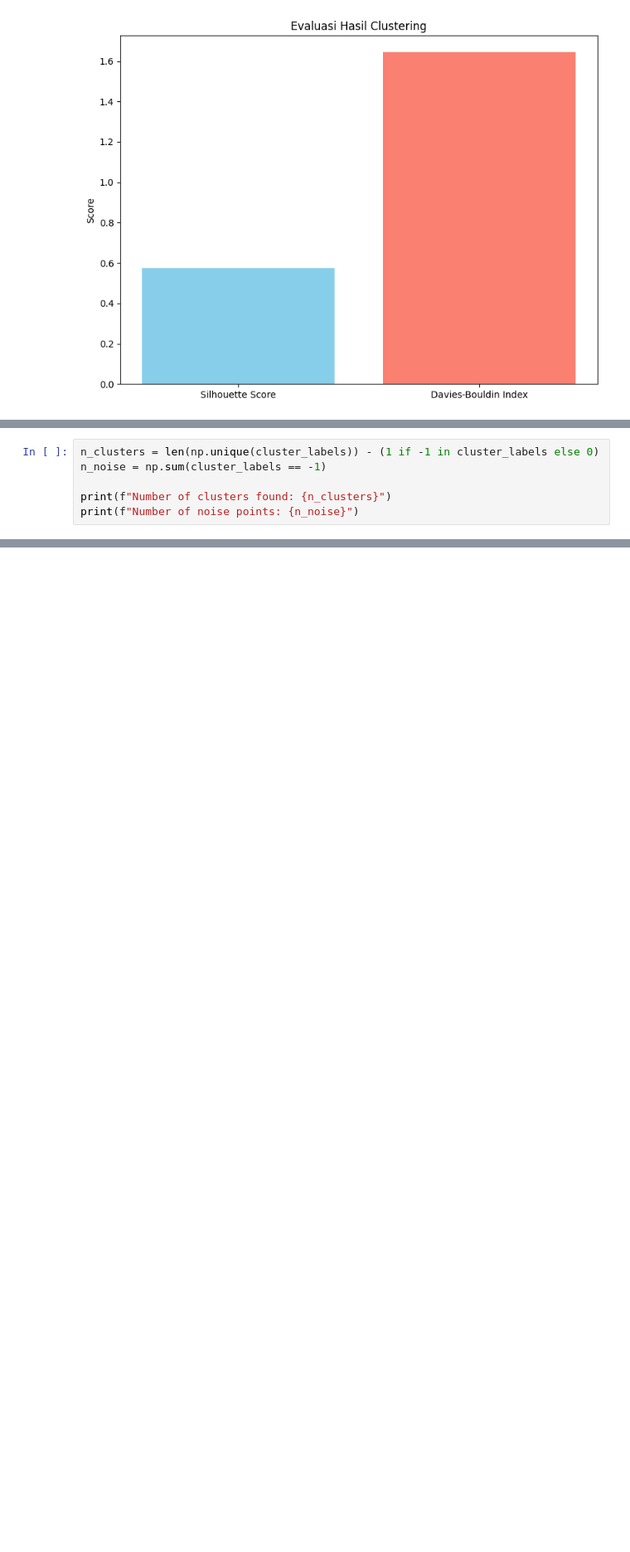
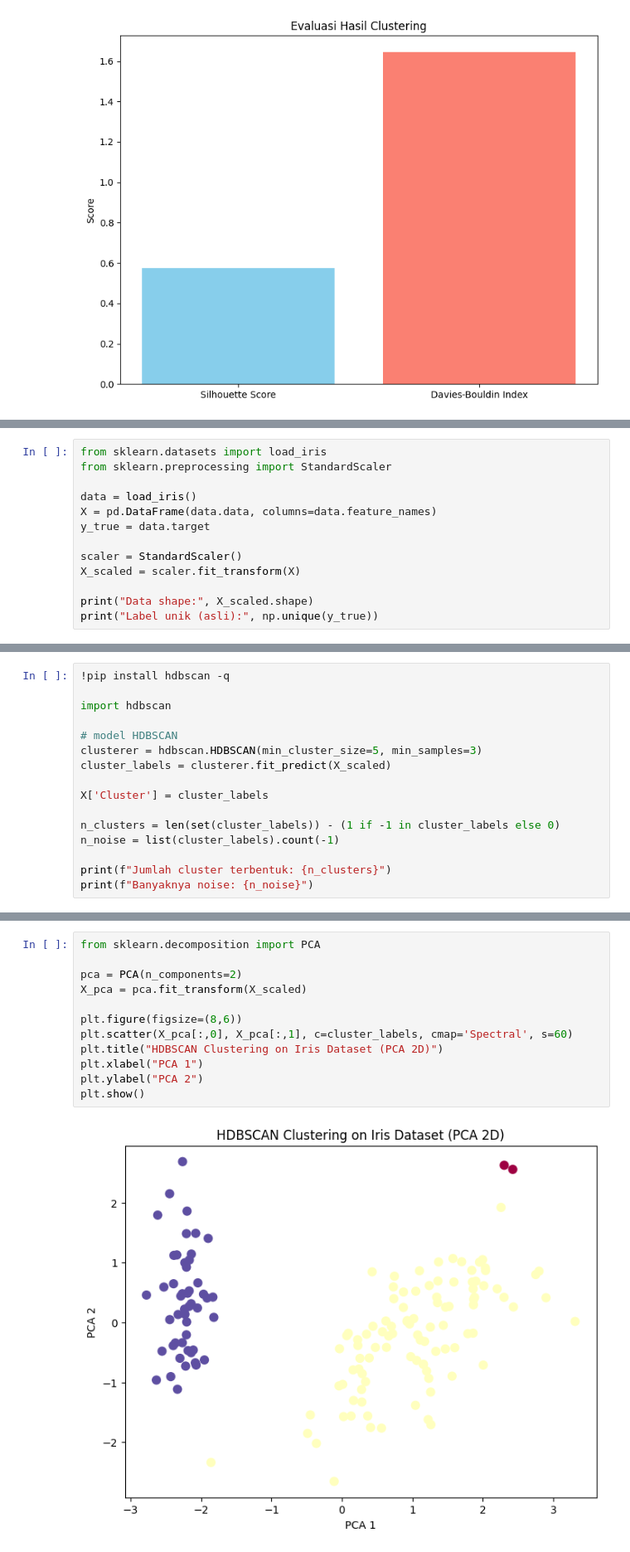
Before and after one commit to hemoabdullah/ML-SMT5, a Jupyter notebook: JS06_2341720203_Hammam_Abdullah_BG.ipynb, the cells around one changed output, grey strips where cells are left out. Shown at 83% size. Saved outputs shown, nothing was run; the diff lists cells and outputs as text; blank space fills up the shorter version.

```diff
--- a/JS06_2341720203_Hammam_Abdullah_BG.ipynb
+++ b/JS06_2341720203_Hammam_Abdullah_BG.ipynb
@@ -359,0 +321,13 @@ cluster_labels = clusterer.fit_predict(X)
+# %%
+from sklearn.datasets import load_iris
+from sklearn.preprocessing import StandardScaler
+
+data = load_iris()
+X = pd.DataFrame(data.data, columns=data.feature_names)
+y_true = data.target
+
+scaler = StandardScaler()
+X_scaled = scaler.fit_transform(X)
+
+print("Data shape:", X_scaled.shape)
+print("Label unik (asli):", np.unique(y_true))
@@ -360,7 +337,17 @@ cluster_labels = clusterer.fit_predict(X)
 # %%
-n_clusters = len(np.unique(cluster_labels)) - (1 if -1 in cluster_labels else 0)
-n_noise = np.sum(cluster_labels == -1)
+!pip install hdbscan -q
 
-print(f"Number of clusters found: {n_clusters}")
-print(f"Number of noise points: {n_noise}")
+import hdbscan
+
+# model HDBSCAN
+clusterer = hdbscan.HDBSCAN(min_cluster_size=5, min_samples=3)
+cluster_labels = clusterer.fit_predict(X_scaled)
+
+X['Cluster'] = cluster_labels
+
+n_clusters = len(set(cluster_labels)) - (1 if -1 in cluster_labels else 0)
+n_noise = list(cluster_labels).count(-1)
+
+print(f"Jumlah cluster terbentuk: {n_clusters}")
+print(f"Banyaknya noise: {n_noise}")
 # %% [output]
@@ -419,0 +356,14 @@ Importantly, the points that HDBSCAN assigns as noise are the ones that fall in
+# %%
+from sklearn.decomposition import PCA
+
+pca = PCA(n_components=2)
+X_pca = pca.fit_transform(X_scaled)
+
+plt.figure(figsize=(8,6))
+plt.scatter(X_pca[:,0], X_pca[:,1], c=cluster_labels, cmap='Spectral', s=60)
+plt.title("HDBSCAN Clustering on Iris Dataset (PCA 2D)")
+plt.xlabel("PCA 1")
+plt.ylabel("PCA 2")
+plt.show()
+# %% [output]
+[figure, added]
```
Also changed, not shown: parts of 35 cells of this notebook.
